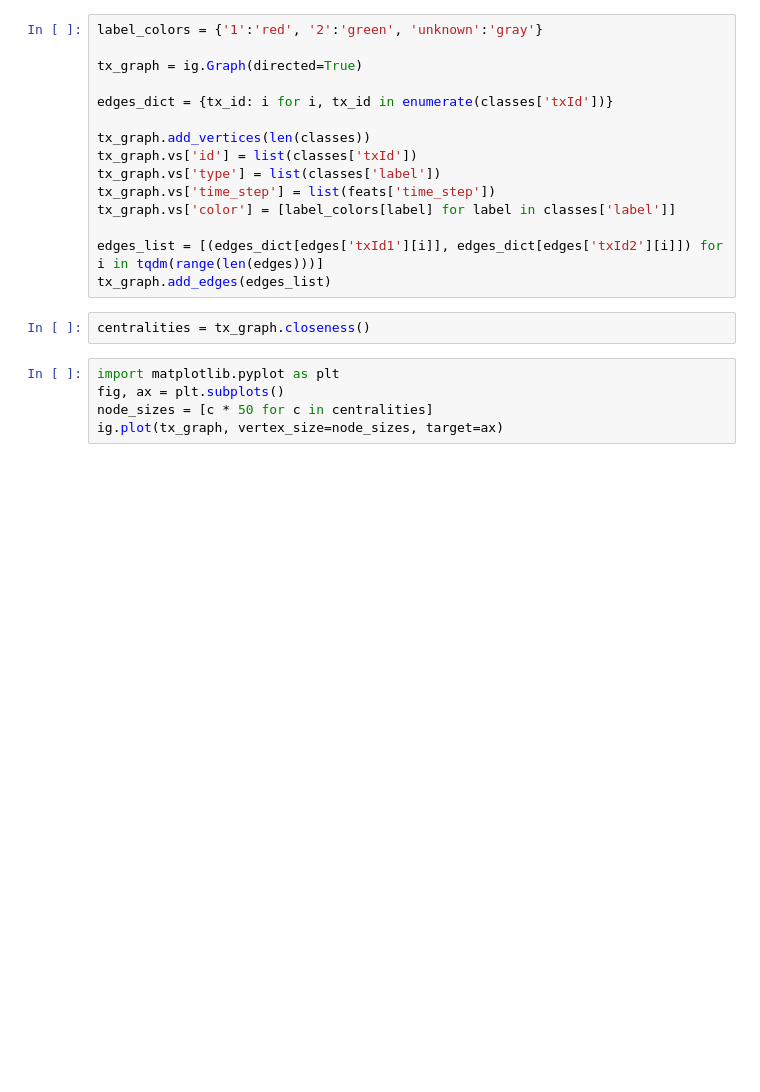
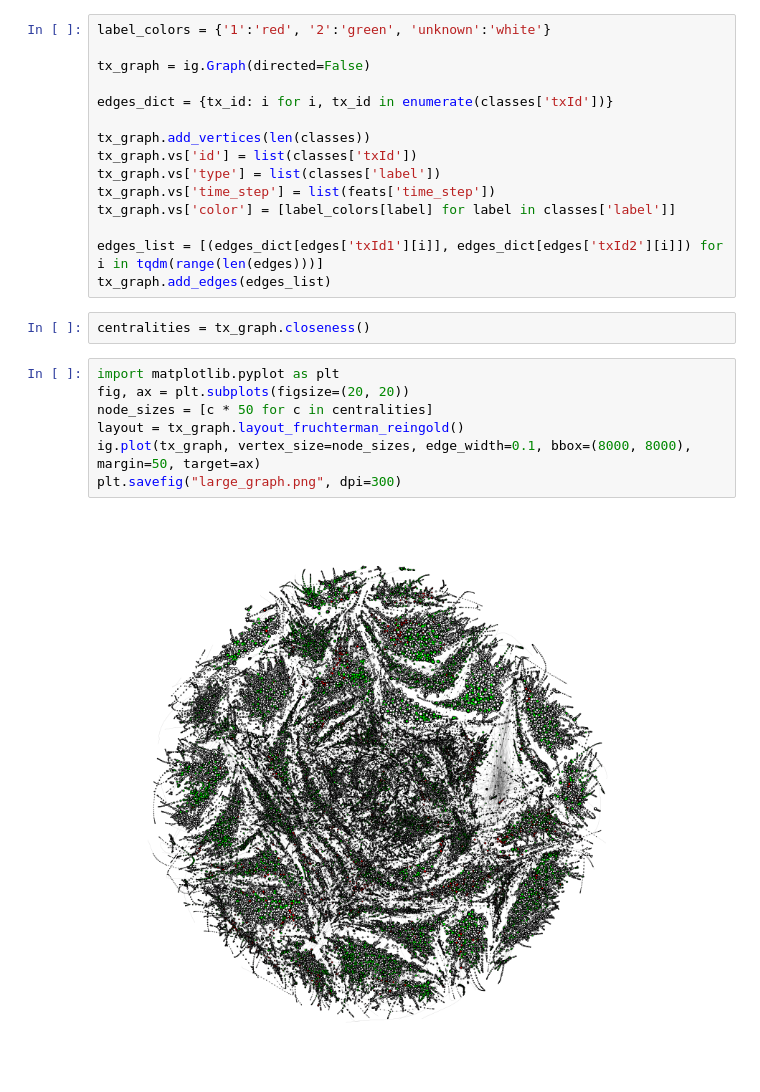
Before and after one commit to Roger987/Graph-Fraud-Detection, a Jupyter notebook: src/fraud_detection.ipynb, the cells around one changed output. Saved outputs shown, nothing was run; the diff lists cells and outputs as text; blank space fills up the shorter version.

```diff
--- a/src/fraud_detection.ipynb
+++ b/src/fraud_detection.ipynb
@@ -32,9 +32,9 @@ df.head(10)
 | 232029206 | 2 | 1 | -0.005027 | 0.578941 | -0.091383 | 4.380281 | -0.063725 | ... |
 10 rows × 167 columns
 # %%
-label_colors = {'1':'red', '2':'green', 'unknown':'gray'}
+label_colors = {'1':'red', '2':'green', 'unknown':'white'}
 
-tx_graph = ig.Graph(directed=True)
+tx_graph = ig.Graph(directed=False)
 
 edges_dict = {tx_id: i for i, tx_id in enumerate(classes['txId'])}
 
@@ -50,6 +50,10 @@ tx_graph.add_edges(edges_list)
 centralities = tx_graph.closeness()
 # %%
 import matplotlib.pyplot as plt
-fig, ax = plt.subplots()
+fig, ax = plt.subplots(figsize=(20, 20))
 node_sizes = [c * 50 for c in centralities]
-ig.plot(tx_graph, vertex_size=node_sizes, target=ax)
+layout = tx_graph.layout_fruchterman_reingold()
+ig.plot(tx_graph, vertex_size=node_sizes, edge_width=0.1, bbox=(8000, 8000), margin=50, target=ax)
+plt.savefig("large_graph.png", dpi=300)
+# %% [output]
+[figure, added]
```
Also changed, not shown: parts of 1 cell of this notebook, 2 other files.
